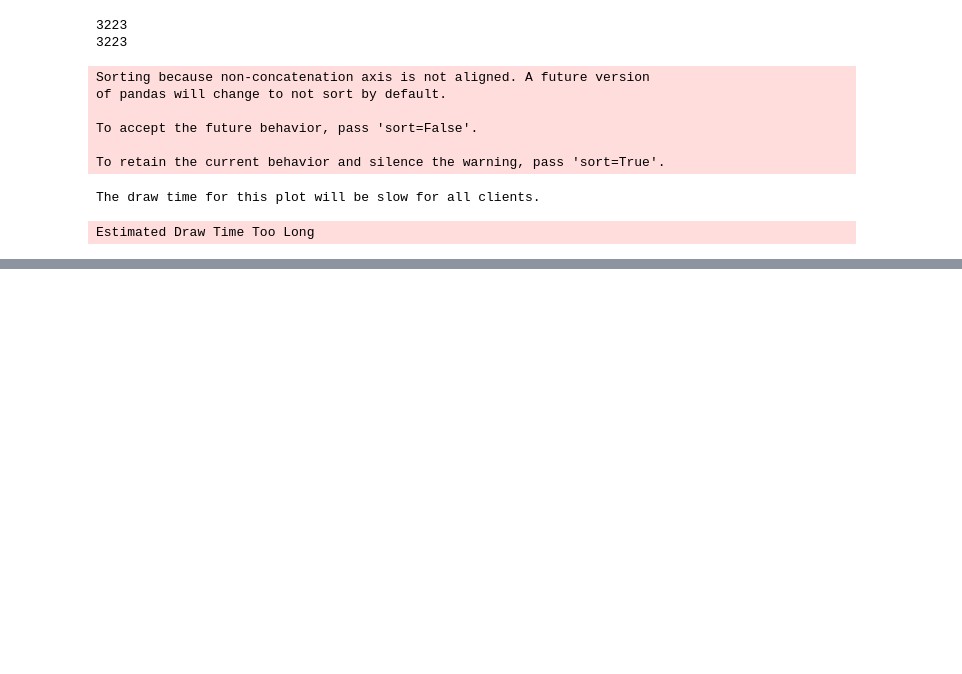
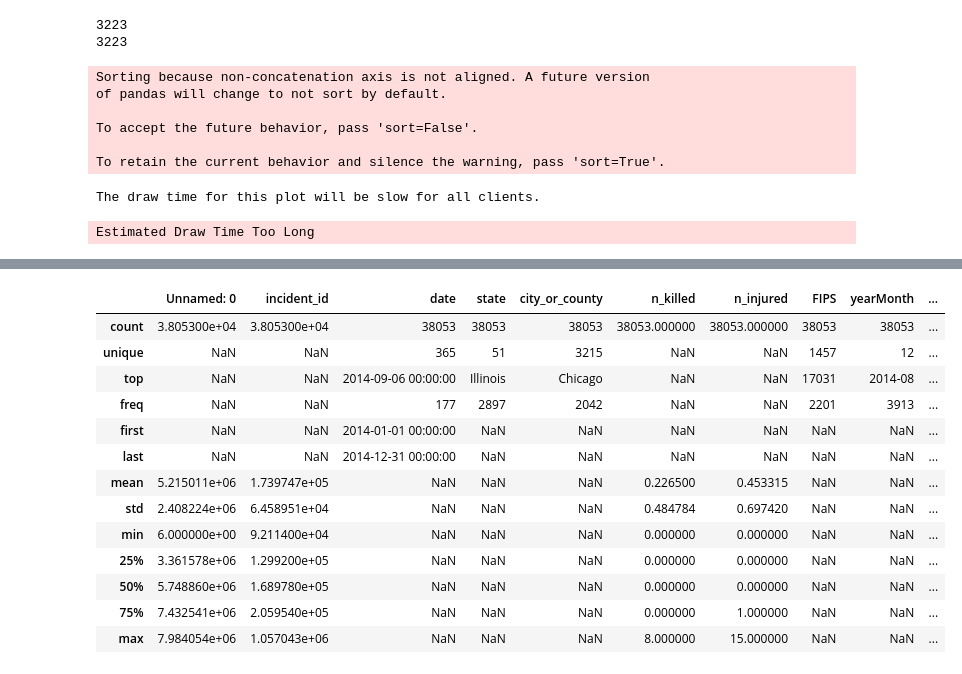
Before and after one commit to lambda-build-gvhm/gvhm-ds, a Jupyter notebook: Gun_Violence_Data.ipynb, the cells around one changed output, grey strips where cells are left out. Cells and saved outputs as stored; diff of their text form; code cells hidden in the pictures; blank space fills up the shorter version.

```diff
--- a/Gun_Violence_Data.ipynb
+++ b/Gun_Violence_Data.ipynb
@@ -377,0 +701,7 @@ Estimated Draw Time Too Long
+# %%
+import pandas as pd
+fips = pd.read_csv('/Users/ksmith/Documents/Code/DS1/Unit3_Project/gvhm-ds/fipsy_df.csv')
+df_fips = pd.read_csv('/Users/ksmith/Documents/Code/DS1/Unit3_Project/gvhm-ds/fips.csv')
+df2 = pd.DataFrame([['46102','46102']], columns=['STCOUNTYFP','FIPS']) #missing FIPS from SD
+
+df2.head()
@@ -377,0 +726,24 @@ Estimated Draw Time Too Long
+# %%
+fips['FIPS'] = fips['FIPS'].apply('{:0>5}'.format) #Add leading zeros
+df_fips['FIPS'] = df_fips['FIPS'].apply('{:0>5}'.format)
+# %%
+fips['date'] = pd.to_datetime(fips['date'])
+fips['yearMonth'] = fips['date'].dt.to_period('M')
+fips['year'] = fips['date'].dt.to_period('Y')
+fips_14 = fips[(fips['date'] >= '2014-01-01') & (fips['date'] < '2015-01-01')]
+fips_14.describe(include='all')
+# %% [output]
+|  | Unnamed: 0 | incident_id | date | state | city_or_county | n_killed | n_injured | FIPS | yearMonth | ... |
+| count | 3.805300e+04 | 3.805300e+04 | 38053 | 38053 | 38053 | 38053.000000 | 38053.000000 | 38053 | 38053 | ... |
+| unique | NaN | NaN | 365 | 51 | 3215 | NaN | NaN | 1457 | 12 | ... |
+| top | NaN | NaN | 2014-09-06 00:00:00 | Illinois | Chicago | NaN | NaN | 17031 | 2014-08 | ... |
+| freq | NaN | NaN | 177 | 2897 | 2042 | NaN | NaN | 2201 | 3913 | ... |
+| first | NaN | NaN | 2014-01-01 00:00:00 | NaN | NaN | NaN | NaN | NaN | NaN | ... |
+| last | NaN | NaN | 2014-12-31 00:00:00 | NaN | NaN | NaN | NaN | NaN | NaN | ... |
+| mean | 5.215011e+06 | 1.739747e+05 | NaN | NaN | NaN | 0.226500 | 0.453315 | NaN | NaN | ... |
+| std | 2.408224e+06 | 6.458951e+04 | NaN | NaN | NaN | 0.484784 | 0.697420 | NaN | NaN | ... |
+| min | 6.000000e+00 | 9.211400e+04 | NaN | NaN | NaN | 0.000000 | 0.000000 | NaN | NaN | ... |
+| 25% | 3.361578e+06 | 1.299200e+05 | NaN | NaN | NaN | 0.000000 | 0.000000 | NaN | NaN | ... |
+| 50% | 5.748860e+06 | 1.689780e+05 | NaN | NaN | NaN | 0.000000 | 0.000000 | NaN | NaN | ... |
+| 75% | 7.432541e+06 | 2.059540e+05 | NaN | NaN | NaN | 0.000000 | 1.000000 | NaN | NaN | ... |
+| max | 7.984054e+06 | 1.057043e+06 | NaN | NaN | NaN | 8.000000 | 15.000000 | NaN | NaN | ... |
```
Also changed, not shown: parts of 40 cells of this notebook.
